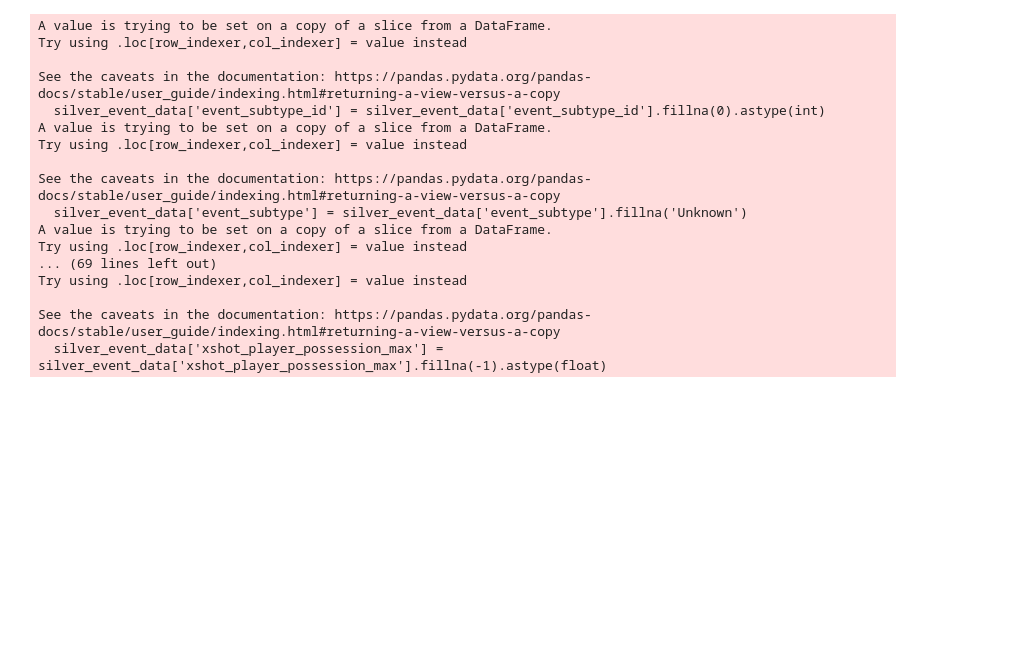
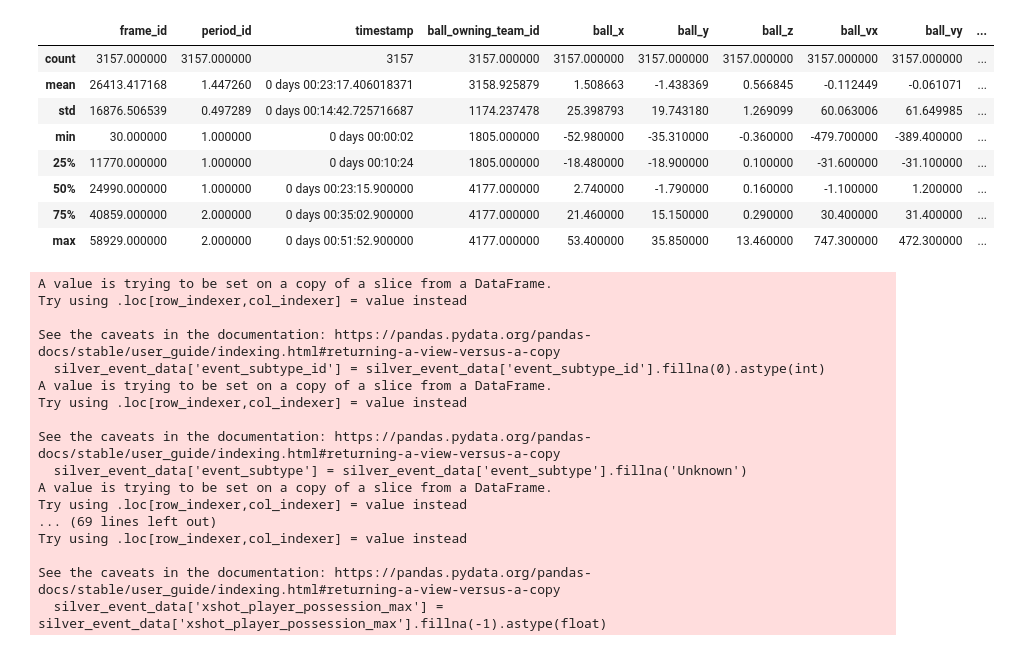
Before and after one commit to MihirT906/PlayTactix, a Jupyter notebook: backend/services/test_data_ingestion.ipynb, the cells around one changed output. Drawn from its saved outputs; the diff is of its cells as text; code cells hidden in the pictures; blank space fills up the shorter version.

```diff
--- a/backend/services/test_data_ingestion.ipynb
+++ b/backend/services/test_data_ingestion.ipynb
@@ -7,3 +7,6 @@ import json
 
 from data_ingestor_github import SkillCornerDataIngestor
 di = SkillCornerDataIngestor()
+# %%
+meta_data = di._get_bronze_meta_data(1886347)
+tracking_df = di._get_silver_tracking_data_from_kloppy(1886347, meta_data)
@@ -10,3 +23,15 @@ di = SkillCornerDataIngestor()
+# %%
+tracking_df.describe()
+# %% [output]
+|  | frame_id | period_id | timestamp | ball_owning_team_id | ball_x | ball_y | ball_z | ball_vx | ball_vy | ... |
+| count | 3157.000000 | 3157.000000 | 3157 | 3157.000000 | 3157.000000 | 3157.000000 | 3157.000000 | 3157.000000 | 3157.000000 | ... |
+| mean | 26413.417168 | 1.447260 | 0 days 00:23:17.406018371 | 3158.925879 | 1.508663 | -1.438369 | 0.566845 | -0.112449 | -0.061071 | ... |
+| std | 16876.506539 | 0.497289 | 0 days 00:14:42.725716687 | 1174.237478 | 25.398793 | 19.743180 | 1.269099 | 60.063006 | 61.649985 | ... |
+| min | 30.000000 | 1.000000 | 0 days 00:00:02 | 1805.000000 | -52.980000 | -35.310000 | -0.360000 | -479.700000 | -389.400000 | ... |
+| 25% | 11770.000000 | 1.000000 | 0 days 00:10:24 | 1805.000000 | -18.480000 | -18.900000 | 0.100000 | -31.600000 | -31.100000 | ... |
+| 50% | 24990.000000 | 1.000000 | 0 days 00:23:15.900000 | 4177.000000 | 2.740000 | -1.790000 | 0.160000 | -1.100000 | 1.200000 | ... |
+| 75% | 40859.000000 | 2.000000 | 0 days 00:35:02.900000 | 4177.000000 | 21.460000 | 15.150000 | 0.290000 | 30.400000 | 31.400000 | ... |
+| max | 58929.000000 | 2.000000 | 0 days 00:51:52.900000 | 4177.000000 | 53.400000 | 35.850000 | 13.460000 | 747.300000 | 472.300000 | ... |
 # %%
 # # To load all the data
 # data = di.load_data(match_id=1886347)
```
Also changed, not shown: parts of 1 cell of this notebook, 9 other files.
